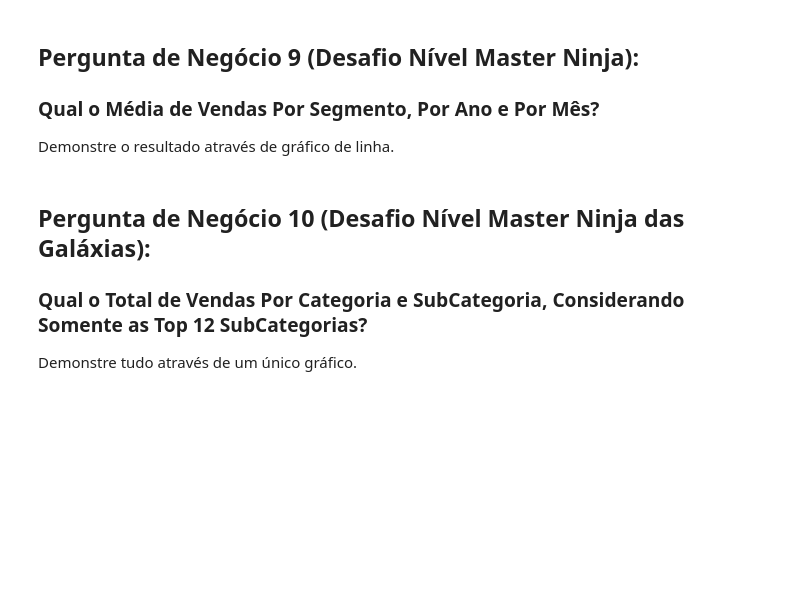
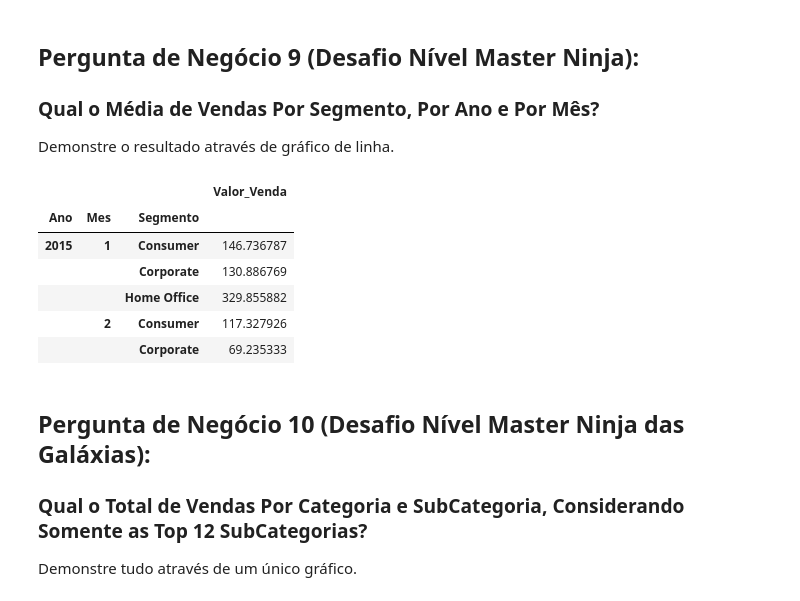
Before and after one commit to phaa/curso-python-analise-dados-dca, a Jupyter notebook: 13-Projeto/Projeto2-Perguntas.ipynb, the cells around one changed output. Saved outputs shown, nothing was run; the diff lists cells and outputs as text; code cells hidden in the pictures; blank space fills up the shorter version.

```diff
--- a/13-Projeto/Projeto2-Perguntas.ipynb
+++ b/13-Projeto/Projeto2-Perguntas.ipynb
@@ -272,7 +270,9 @@ plt.show()
 
 ### Qual o Total de Vendas Por Segmento e Por Ano?
 # %%
-df_dsa['Ano'] = df_dsa['Data_Pedido'].str[6:]
+# Mudar a coluna
+df_dsa['Data_Pedido'] = pd.to_datetime(df_dsa['Data_Pedido'], dayfirst = True)
+df_dsa['Ano'] = df_dsa['Data_Pedido'].dt.year
 
 result_p6 = df_dsa[['Segmento', 'Ano', 'Valor_Venda']].groupby(['Segmento', 'Ano']).sum()
 result_p6
@@ -313,7 +313,11 @@ print(result_p7)
 # Criando a coluna de desconto
 df_dsa['Desconto'] = np.where(df_dsa['Valor_Venda'] > 1000, 0.15, 0.10)
 
-#
-result_p8 = (df_dsa['Valor_Venda'] - (df_dsa['Valor_Venda'] * df_dsa['Desconto'])).mean()
-print(result_p8)
+# Criando coluna do valor com desconto (tanto para 10% como 15%)
+df_dsa['Valor_Venda_Desconto'] = df_dsa['Valor_Venda'] - (df_dsa['Valor_Venda'] * df_dsa['Desconto'])
+
+# Para o loc[] passamos uma máscara e uma lista da coluna que queremos que retorne
+# Como são duas colunas, vai retornar uma series em vez de um valor único
+result_p8 = df_dsa.loc[df_dsa['Desconto'] == 0.15, ['Valor_Venda', 'Valor_Venda_Desconto']]
+result_p8.mean()
 # %% [output]
@@ -324,6 +330,19 @@ print(result_p8)
 ### Qual o Média de Vendas Por Segmento, Por Ano e Por Mês?
 
 Demonstre o resultado através de gráfico de linha.
+# %%
+df_dsa['Mes'] = df_dsa['Data_Pedido'].dt.month
+
+result_p9 = df_dsa[['Segmento', 'Ano', 'Mes', 'Valor_Venda']].groupby(['Ano', 'Mes', 'Segmento']).mean()
+result_p9.head()
+# %% [output]
+|  |  |  | Valor_Venda |
+| Ano | Mes | Segmento |  |
+| 2015 | 1 | Consumer | 146.736787 |
+|  |  | Corporate | 130.886769 |
+|  |  | Home Office | 329.855882 |
+|  | 2 | Consumer | 117.327926 |
+|  |  | Corporate | 69.235333 |
 # %% [markdown]
 ## Pergunta de Negócio 10 (Desafio Nível Master Ninja das Galáxias):
 
```
Also changed, not shown: parts of 3 cells of this notebook.
